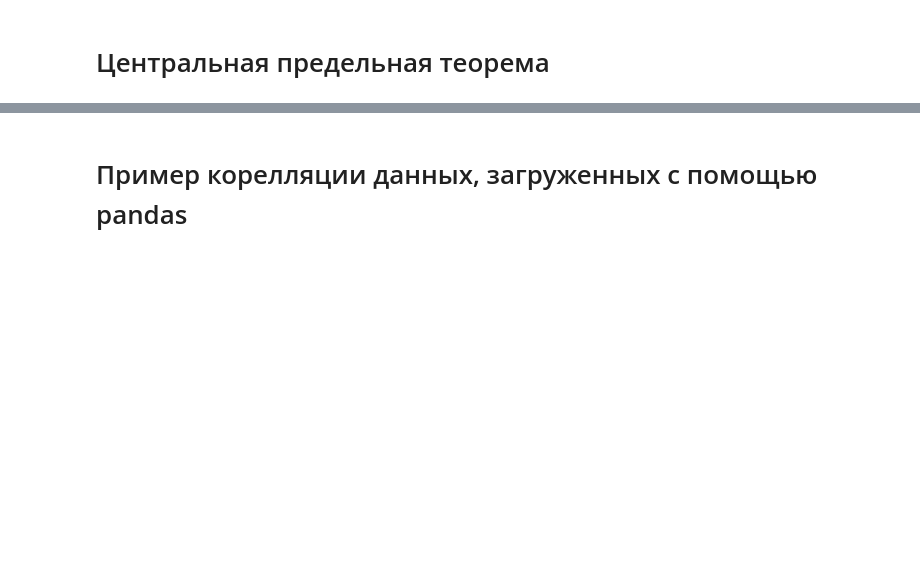
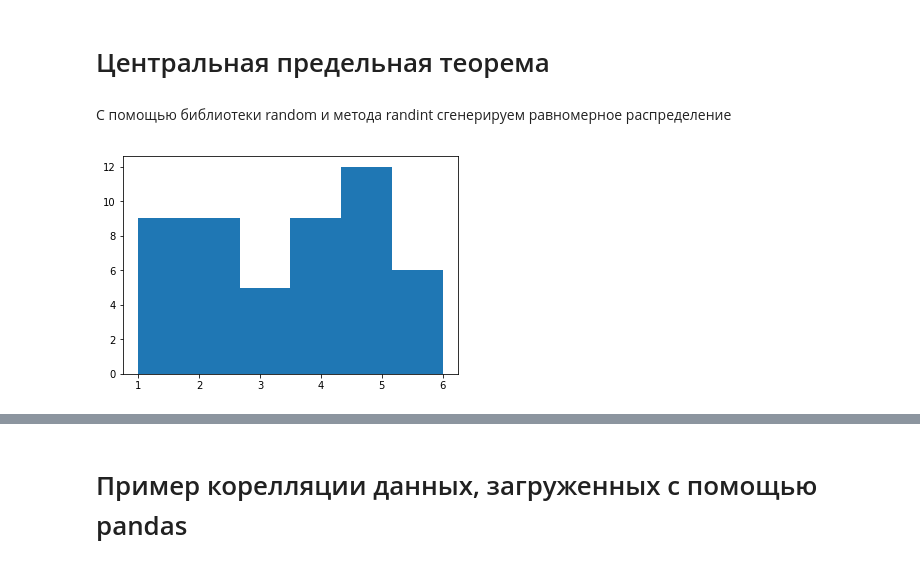
Before and after one commit to SIzrantsev/netology_statistics, a Jupyter notebook: lecture_1.ipynb, the cells around one changed output, grey strips where cells are left out. Drawn from its saved outputs; the diff is of its cells as text; code cells hidden in the pictures; blank space fills up the shorter version.

```diff
--- a/lecture_1.ipynb
+++ b/lecture_1.ipynb
@@ -336,2 +432,4 @@ plt.plot(x, pdf)
 # %% [markdown]
 # Центральная предельная теорема
+# %% [markdown]
+С помощью библиотеки random и метода randint сгенерируем равномерное распределение
@@ -337,0 +438,5 @@ plt.plot(x, pdf)
+# %%
+plt.hist(randint(1, 7, 50), 6)
+plt.show()
+# %% [output]
+[figure, added]
```
Also changed, not shown: parts of 70 cells of this notebook.
